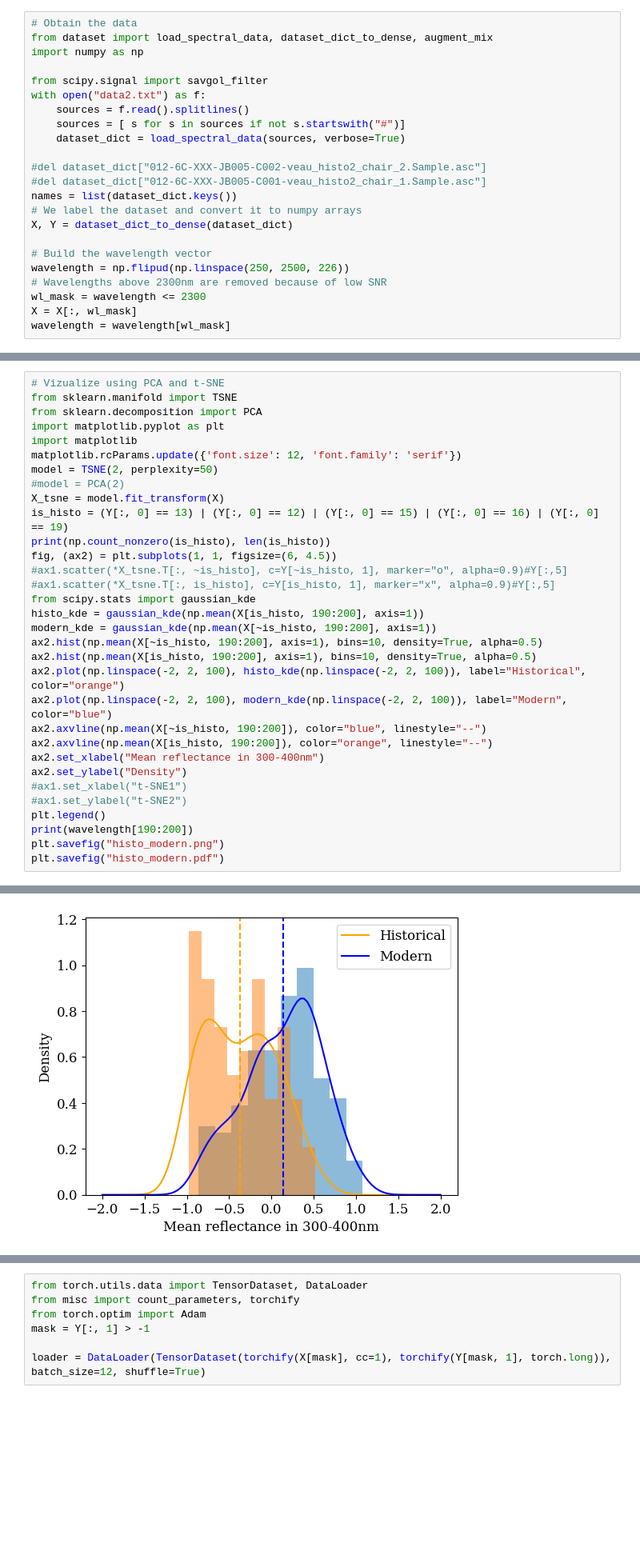
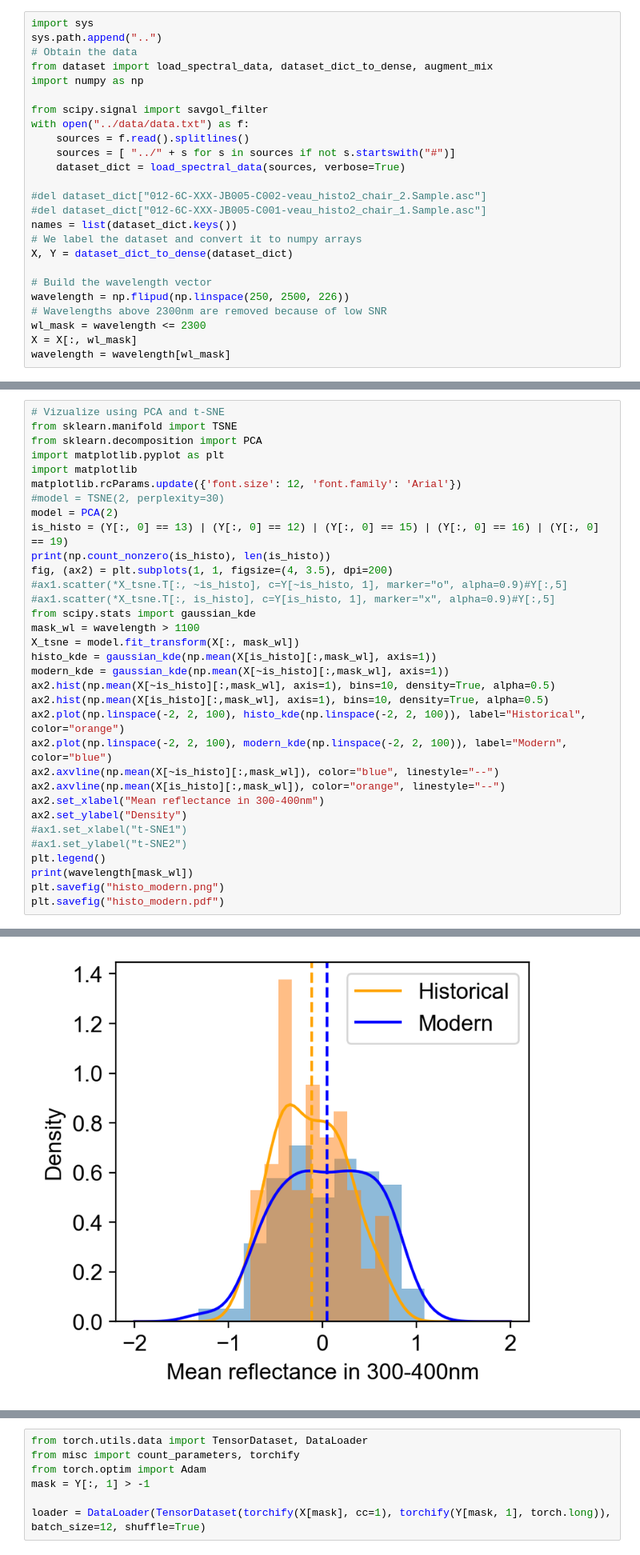
Before and after one commit to Kaeryv/Manuspector, a Jupyter notebook: notebooks/Sandbox.ipynb, the cells around one changed output, grey strips where cells are left out. Shown at 80% size. Cells and saved outputs as stored; diff of their text form; blank space fills up the shorter version.

```diff
--- a/notebooks/Sandbox.ipynb
+++ b/notebooks/Sandbox.ipynb
@@ -1,12 +1,14 @@
 # %%
+import sys
+sys.path.append("..")
 # Obtain the data
 from dataset import load_spectral_data, dataset_dict_to_dense, augment_mix
 import numpy as np
 
 from scipy.signal import savgol_filter
-with open("data2.txt") as f:
+with open("../data/data.txt") as f:
     sources = f.read().splitlines()
-    sources = [ s for s in sources if not s.startswith("#")]
+    sources = [ "../" + s for s in sources if not s.startswith("#")]
     dataset_dict = load_spectral_data(sources, verbose=True)
 
 #del dataset_dict["012-6C-XXX-JB005-C002-veau_histo2_chair_2.Sample.asc"]
@@ -54,30 +54,31 @@ from sklearn.manifold import TSNE
 from sklearn.decomposition import PCA
 import matplotlib.pyplot as plt
 import matplotlib
-matplotlib.rcParams.update({'font.size': 12, 'font.family': 'serif'})
-model = TSNE(2, perplexity=50)
-#model = PCA(2)
-X_tsne = model.fit_transform(X)
+matplotlib.rcParams.update({'font.size': 12, 'font.family': 'Arial'})
+#model = TSNE(2, perplexity=30)
+model = PCA(2)
 is_histo = (Y[:, 0] == 13) | (Y[:, 0] == 12) | (Y[:, 0] == 15) | (Y[:, 0] == 16) | (Y[:, 0] == 19)
 print(np.count_nonzero(is_histo), len(is_histo))
-fig, (ax2) = plt.subplots(1, 1, figsize=(6, 4.5))
+fig, (ax2) = plt.subplots(1, 1, figsize=(4, 3.5), dpi=200)
 #ax1.scatter(*X_tsne.T[:, ~is_histo], c=Y[~is_histo, 1], marker="o", alpha=0.9)#Y[:,5]
 #ax1.scatter(*X_tsne.T[:, is_histo], c=Y[is_histo, 1], marker="x", alpha=0.9)#Y[:,5]
 from scipy.stats import gaussian_kde
-histo_kde = gaussian_kde(np.mean(X[is_histo, 190:200], axis=1))
-modern_kde = gaussian_kde(np.mean(X[~is_histo, 190:200], axis=1))
-ax2.hist(np.mean(X[~is_histo, 190:200], axis=1), bins=10, density=True, alpha=0.5)
-ax2.hist(np.mean(X[is_histo, 190:200], axis=1), bins=10, density=True, alpha=0.5)
+mask_wl = wavelength > 1100
+X_tsne = model.fit_transform(X[:, mask_wl])
+histo_kde = gaussian_kde(np.mean(X[is_histo][:,mask_wl], axis=1))
+modern_kde = gaussian_kde(np.mean(X[~is_histo][:,mask_wl], axis=1))
+ax2.hist(np.mean(X[~is_histo][:,mask_wl], axis=1), bins=10, density=True, alpha=0.5)
+ax2.hist(np.mean(X[is_histo][:,mask_wl], axis=1), bins=10, density=True, alpha=0.5)
 ax2.plot(np.linspace(-2, 2, 100), histo_kde(np.linspace(-2, 2, 100)), label="Historical", color="orange")
 ax2.plot(np.linspace(-2, 2, 100), modern_kde(np.linspace(-2, 2, 100)), label="Modern", color="blue")
-ax2.axvline(np.mean(X[~is_histo, 190:200]), color="blue", linestyle="--")
-ax2.axvline(np.mean(X[is_histo, 190:200]), color="orange", linestyle="--")
+ax2.axvline(np.mean(X[~is_histo][:,mask_wl]), color="blue", linestyle="--")
+ax2.axvline(np.mean(X[is_histo][:,mask_wl]), color="orange", linestyle="--")
 ax2.set_xlabel("Mean reflectance in 300-400nm")
 ax2.set_ylabel("Density")
 #ax1.set_xlabel("t-SNE1")
 #ax1.set_ylabel("t-SNE2")
 plt.legend()
-print(wavelength[190:200])
+print(wavelength[mask_wl])
 plt.savefig("histo_modern.png")
 plt.savefig("histo_modern.pdf")
 # %% [output]
@@ -86 +96 @@ plt.savefig("histo_modern.pdf")
-[figure, old version]
+[figure, new version]
```
Also changed, not shown: parts of 4 cells of this notebook, 15 other files.
